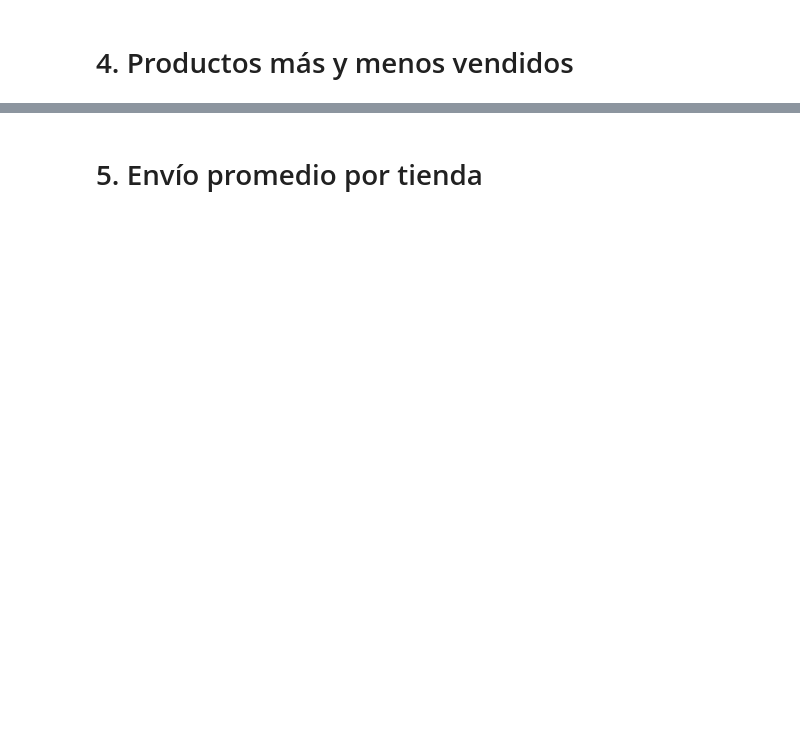
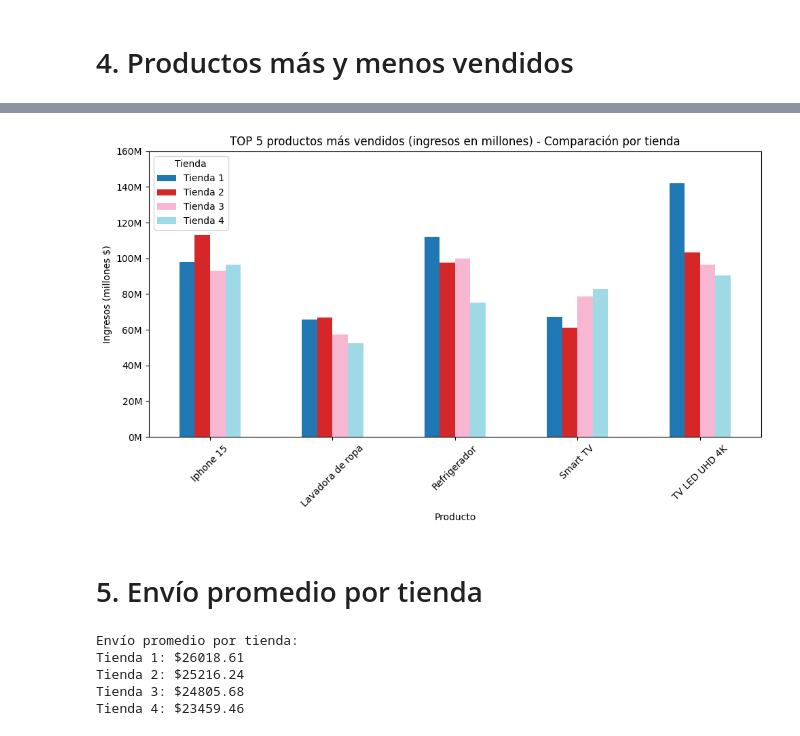
Before and after one commit to arruenicol/challenge_alura_store, a Jupyter notebook: AluraStoreLatam.ipynb, the cells around one changed output, grey strips where cells are left out. Saved outputs shown, nothing was run; the diff lists cells and outputs as text; code cells hidden in the pictures; blank space fills up the shorter version.

```diff
--- a/AluraStoreLatam.ipynb
+++ b/AluraStoreLatam.ipynb
@@ -279,2 +351,47 @@ print(f"📉 Peor calificación: {peor_tienda} ({peor_calificacion:.2f})")
+# %%
+top_n = 5
+top_productos_global = ventas.groupby('Producto')['Ingreso'].sum().nlargest(top_n).index
+data_top = ventas[ventas['Producto'].isin(top_productos_global)]
+
+
+# Asumiendo que ya tienes pivot creado como antes (productos x tiendas)
+pivot = data_top.pivot(index='Producto', columns='Tienda', values='Ingreso').fillna(0)
+pivot = pivot / 1_000_000  # Convertir a millones
+
+ax = pivot.plot(kind='bar', stacked=False, figsize=(10,6), colormap='tab20')
+
+plt.title("TOP 5 productos más vendidos (ingresos en millones) - Comparación por tienda")
+plt.ylabel("Ingresos (millones $)")
+plt.xticks(rotation=45)
+
+ax.yaxis.set_major_locator(ticker.MultipleLocator(20))
+ax.yaxis.set_major_formatter(mtick.FuncFormatter(lambda x, _: f'{int(x)}M'))
+
+max_val = pivot.values.max()
+limite_superior = (int(max_val / 20) + 1) * 20
+ax.set_ylim(0, limite_superior)
+
+plt.legend(title='Tienda')
+plt.tight_layout()
+plt.show()
+# %% [output]
+[figure, added]
 # %% [markdown]
 # 5. Envío promedio por tienda
+# %%
+# Asegurar que 'Costo de envío' sea float
+df_total['Costo de envío'] = df_total['Costo de envío'].astype(float)
+
+# Calcular envío promedio por tienda
+envio_promedio = df_total.groupby('Tienda')['Costo de envío'].mean()
+
+# Mostrar resultados
+print("\nEnvío promedio por tienda:")
+for tienda, promedio in envio_promedio.items():
+    print(f"{tienda}: ${promedio:.2f}")
+# %% [output]
+Envío promedio por tienda:
+Tienda 1: $26018.61
+Tienda 2: $25216.24
+Tienda 3: $24805.68
+Tienda 4: $23459.46
```
Also changed, not shown: parts of 13 cells of this notebook.
